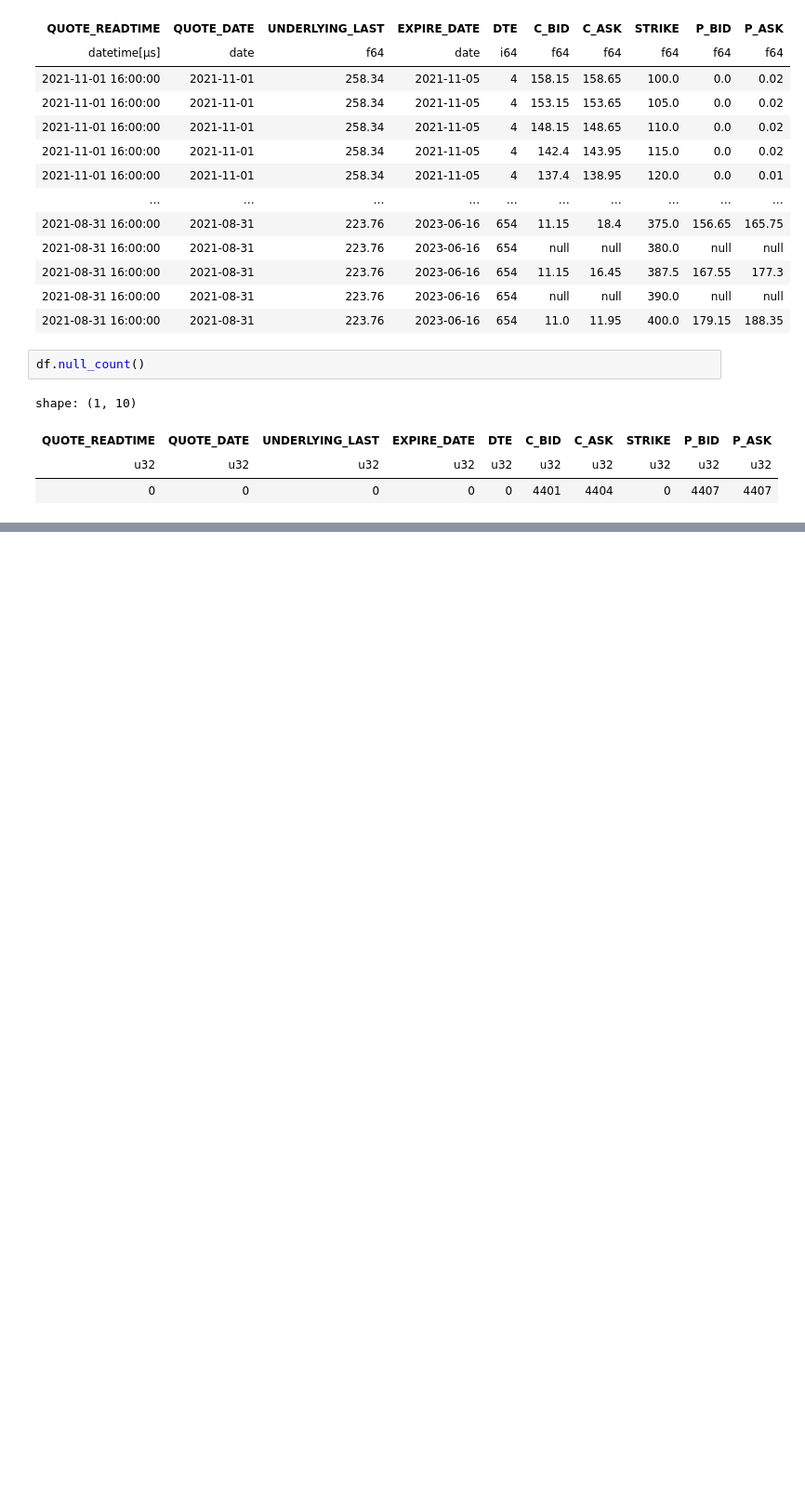
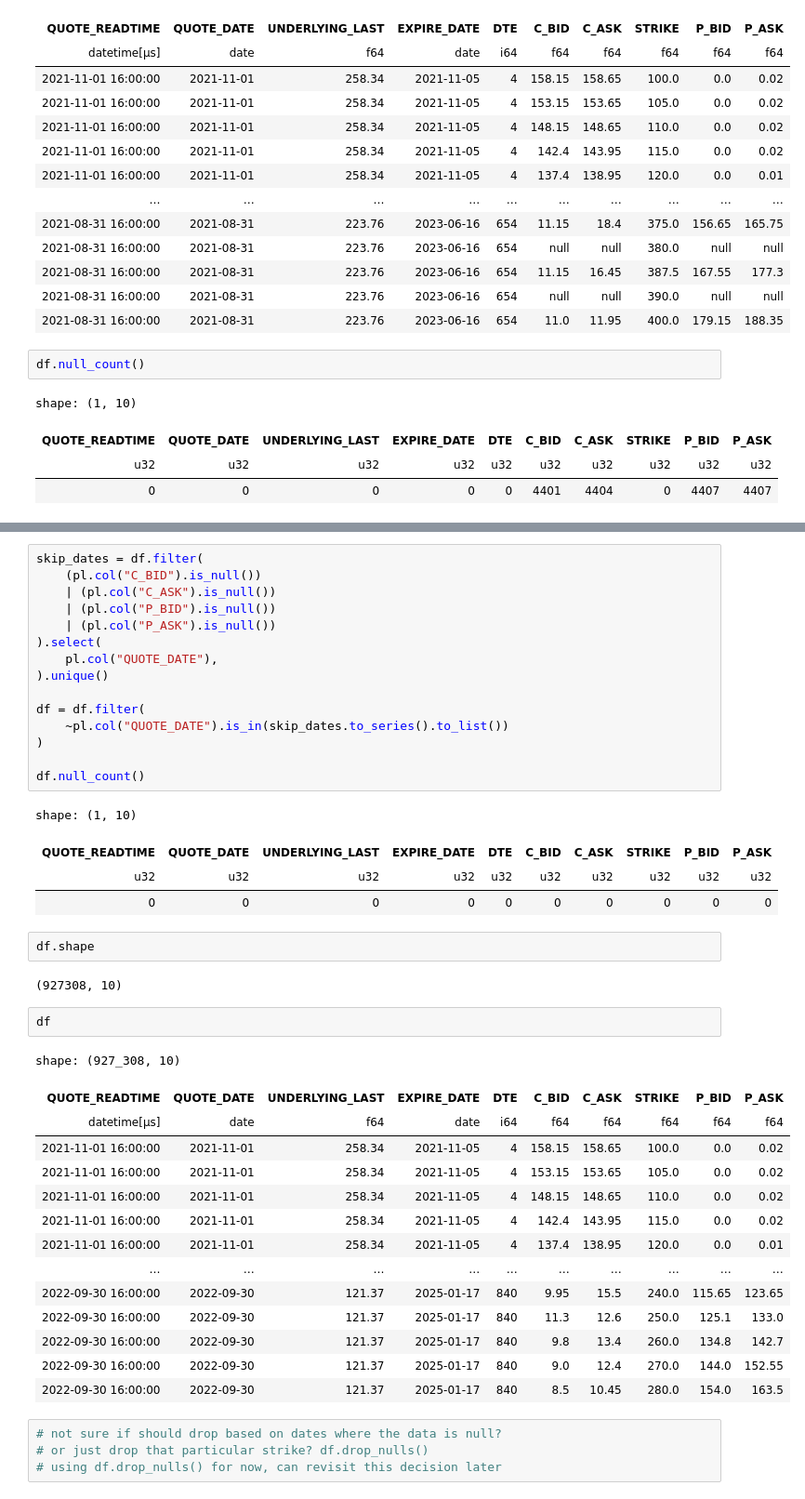
Before and after one commit to wqustudent/madoff, a Jupyter notebook: notebooks/ingester_prepper.ipynb, the cells around one changed output, grey strips where cells are left out. Shown at 93% size. Cells and saved outputs as stored; diff of their text form; blank space fills up the shorter version.

Commit message:
more EDA & process data with IngesterPrepper

```diff
--- a/notebooks/ingester_prepper.ipynb
+++ b/notebooks/ingester_prepper.ipynb
@@ -167,0 +218,45 @@ shape: (1, 10)
+# %%
+skip_dates = df.filter(
+    (pl.col("C_BID").is_null())
+    | (pl.col("C_ASK").is_null())
+    | (pl.col("P_BID").is_null())
+    | (pl.col("P_ASK").is_null())
+).select(
+    pl.col("QUOTE_DATE"),
+).unique()
+
+df = df.filter(
+    ~pl.col("QUOTE_DATE").is_in(skip_dates.to_series().to_list())
+)
+
+df.null_count()
+# %% [output]
+shape: (1, 10)
+| QUOTE_READTIME | QUOTE_DATE | UNDERLYING_LAST | EXPIRE_DATE | DTE | C_BID | C_ASK | STRIKE | P_BID | P_ASK |
+| u32 | u32 | u32 | u32 | u32 | u32 | u32 | u32 | u32 | u32 |
+| 0 | 0 | 0 | 0 | 0 | 0 | 0 | 0 | 0 | 0 |
+# %%
+df.shape
+# %% [output]
+(927308, 10)
+# %%
+df
+# %% [output]
+shape: (927_308, 10)
+| QUOTE_READTIME | QUOTE_DATE | UNDERLYING_LAST | EXPIRE_DATE | DTE | C_BID | C_ASK | STRIKE | P_BID | P_ASK |
+| datetime[μs] | date | f64 | date | i64 | f64 | f64 | f64 | f64 | f64 |
+| 2021-11-01 16:00:00 | 2021-11-01 | 258.34 | 2021-11-05 | 4 | 158.15 | 158.65 | 100.0 | 0.0 | 0.02 |
+| 2021-11-01 16:00:00 | 2021-11-01 | 258.34 | 2021-11-05 | 4 | 153.15 | 153.65 | 105.0 | 0.0 | 0.02 |
+| 2021-11-01 16:00:00 | 2021-11-01 | 258.34 | 2021-11-05 | 4 | 148.15 | 148.65 | 110.0 | 0.0 | 0.02 |
+| 2021-11-01 16:00:00 | 2021-11-01 | 258.34 | 2021-11-05 | 4 | 142.4 | 143.95 | 115.0 | 0.0 | 0.02 |
+| 2021-11-01 16:00:00 | 2021-11-01 | 258.34 | 2021-11-05 | 4 | 137.4 | 138.95 | 120.0 | 0.0 | 0.01 |
+| … | … | … | … | … | … | … | … | … | … |
+| 2022-09-30 16:00:00 | 2022-09-30 | 121.37 | 2025-01-17 | 840 | 9.95 | 15.5 | 240.0 | 115.65 | 123.65 |
+| 2022-09-30 16:00:00 | 2022-09-30 | 121.37 | 2025-01-17 | 840 | 11.3 | 12.6 | 250.0 | 125.1 | 133.0 |
+| 2022-09-30 16:00:00 | 2022-09-30 | 121.37 | 2025-01-17 | 840 | 9.8 | 13.4 | 260.0 | 134.8 | 142.7 |
+| 2022-09-30 16:00:00 | 2022-09-30 | 121.37 | 2025-01-17 | 840 | 9.0 | 12.4 | 270.0 | 144.0 | 152.55 |
+| 2022-09-30 16:00:00 | 2022-09-30 | 121.37 | 2025-01-17 | 840 | 8.5 | 10.45 | 280.0 | 154.0 | 163.5 |
+# %%
+# not sure if should drop based on dates where the data is null?
+# or just drop that particular strike? df.drop_nulls()
+# using df.drop_nulls() for now, can revisit this decision later
```
Also changed, not shown: parts of 3 cells of this notebook, 2 other files.
